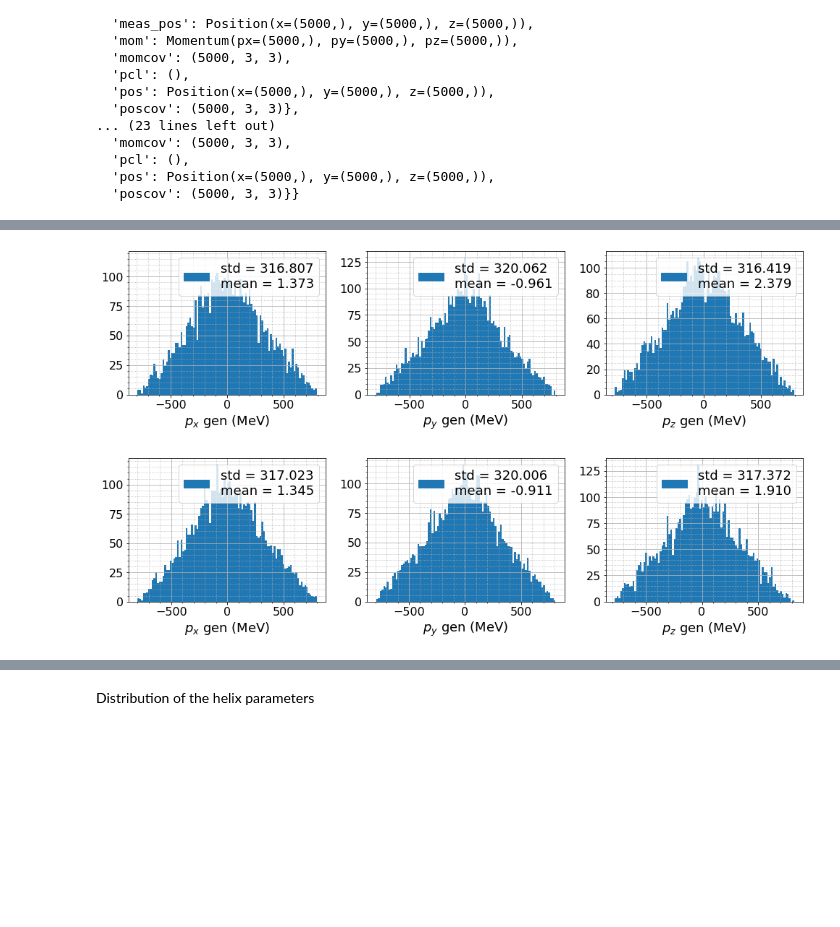
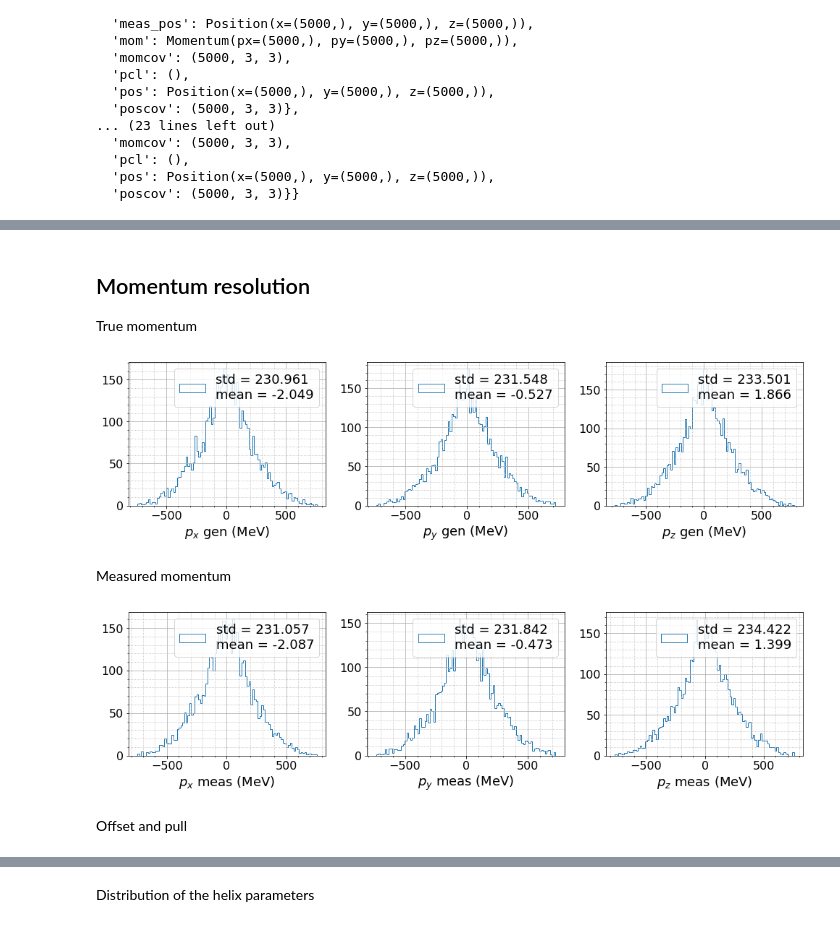
Before and after one commit to VitalyVorobyev/decay-gen, a Jupyter notebook: examples/genexample.ipynb, the cells around one changed output, grey strips where cells are left out. Cells and saved outputs as stored; diff of their text form; code cells hidden in the pictures; blank space fills up the shorter version.

Commit message:
genexamples updated, pulls added

```diff
--- a/examples/genexample.ipynb
+++ b/examples/genexample.ipynb
@@ -83,10 +76,11 @@ def position_proj(ax, data):
-# %%
-def momentum_proj(ax, data):
-    units = 'MeV'
-    make_hist(ax[0], data.px, fr'$p_x$ gen ({units})')
-    make_hist(ax[1], data.py, fr'$p_y$ gen ({units})')
-    make_hist(ax[2], data.pz, fr'$p_z$ gen ({units})')
-    for a in ax:
-        a.grid()
-        a.minorticks_on()
-        a.grid(which='minor', linestyle=':')
+# %%
+def array_proj(ax, data, lbl, units=None, eqpref='', rng=None):
+    xyz = 'xyz'
+    for idx, a in enumerate(ax):
+        if units:
+            make_hist(a, data[idx], rf'${eqpref}{xyz[idx]}$ {lbl} ({units})', rng=rng)
+        else:
+            make_hist(a, data[idx], rf'${eqpref}{xyz[idx]}$ {lbl}', rng=rng)
+        a.grid()
+        a.minorticks_on()
+        a.grid(which='minor', linestyle=':')
@@ -92,0 +90,3 @@ def momentum_proj(ax, data):
+# %%
+def momentum_proj(ax, data, lbl):
+    return array_proj(ax, data, lbl, units='MeV', eqpref='p_')
@@ -92,0 +95,2 @@ def momentum_proj(ax, data):
+# %%
+pcllbl='pi-_Ks0'
@@ -109,14 +135,21 @@ fig.tight_layout()
+# %% [markdown]
+## Momentum resolution
+True momentum
 # %%
-pip_gen_mom = events['pi+']['mom']
+gen_mom = events[pcllbl]['mom']
 fig, ax = plt.subplots(ncols=3, figsize=(14, 4))
-momentum_proj(ax, pip_gen_mom)
+momentum_proj(ax, gen_mom, 'gen')
 fig.tight_layout()
 # %% [output]
-[figure, old version]
+[figure, new version]
+# %% [markdown]
+Measured momentum
 # %%
-pip_meas_mom = events['pi+']['meas_mom']
+meas_mom = events[pcllbl]['meas_mom']
 fig, ax = plt.subplots(ncols=3, figsize=(14, 4))
-momentum_proj(ax, pip_meas_mom)
+momentum_proj(ax, meas_mom, 'meas')
 fig.tight_layout()
 # %% [output]
-[figure, old version]
+[figure, new version]
+# %% [markdown]
+Offset and pull
```
Also changed, not shown: parts of 22 cells of this notebook.
